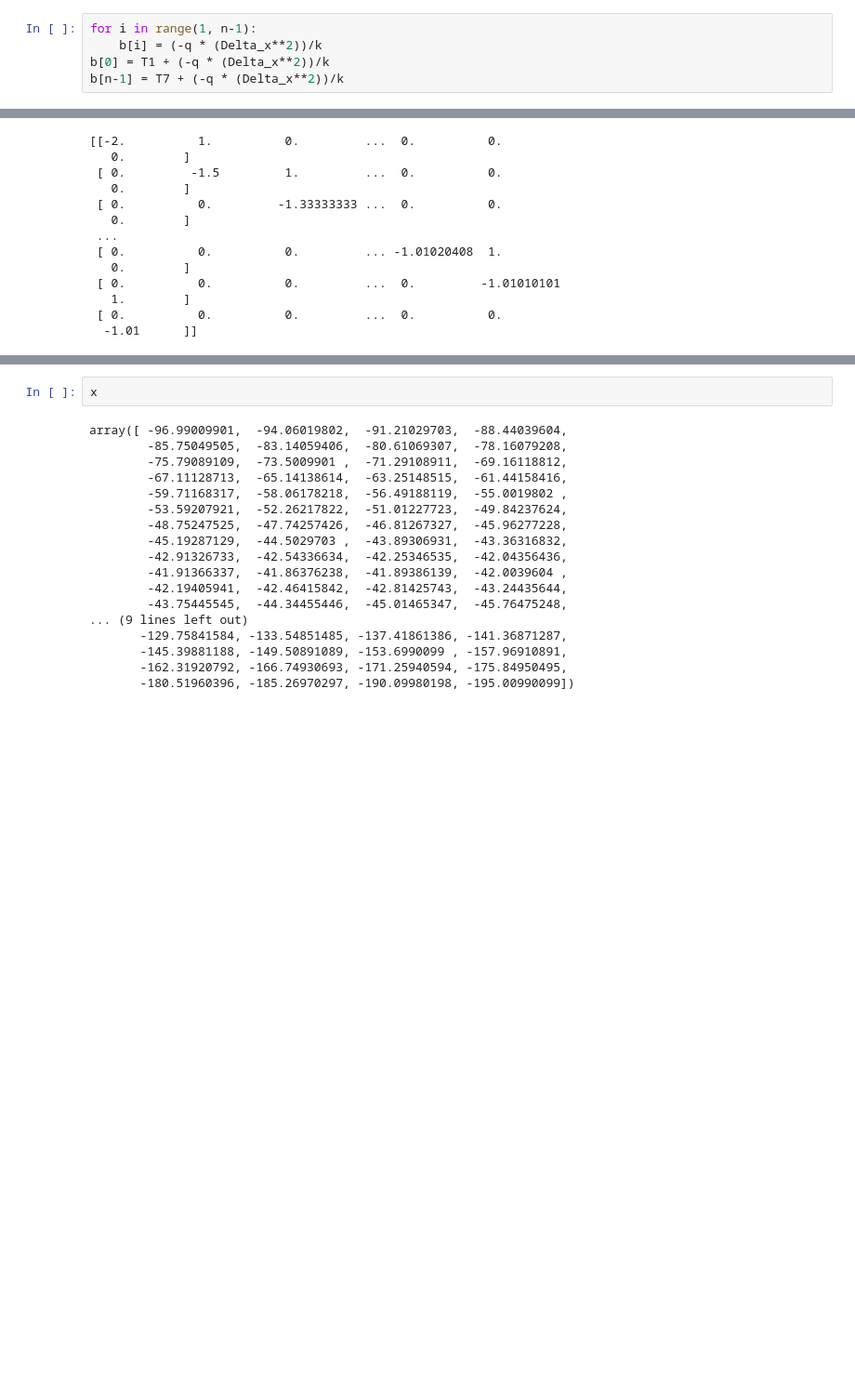
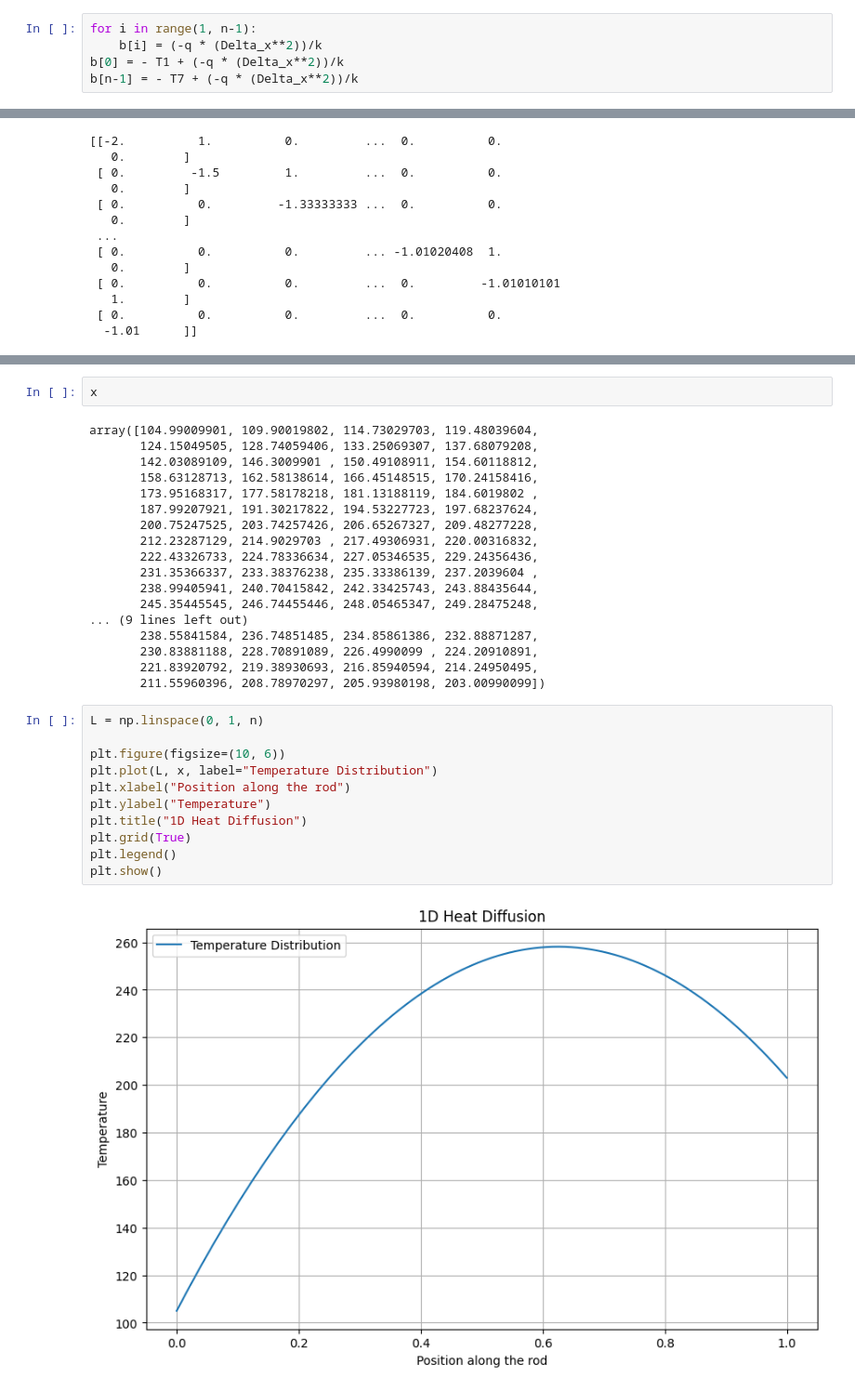
Before and after one commit to VardanMittal/Computational-Fluid-Dynamics, a Jupyter notebook: Tutorial/GaussElimination/main.ipynb, the cells around one changed output, grey strips where cells are left out. Shown: that part at 93% size. Saved outputs shown, nothing was run; the diff lists cells and outputs as text; blank space fills up the shorter version.

```diff
--- a/Tutorial/GaussElimination/main.ipynb
+++ b/Tutorial/GaussElimination/main.ipynb
@@ -17,8 +18,8 @@ A = np.zeros((n,n))
 # %%
 for i in range(1, n-1):
     b[i] = (-q * (Delta_x**2))/k
-b[0] = T1 + (-q * (Delta_x**2))/k
-b[n-1] = T7 + (-q * (Delta_x**2))/k
+b[0] = - T1 + (-q * (Delta_x**2))/k
+b[n-1] = - T7 + (-q * (Delta_x**2))/k
 # %%
 for i in range(n-1):
     A[i][i] = -2
@@ -67,20 +68,33 @@ array([ 9.99200000e+01,  4.98800000e+01,  3.31733333e+01,  2.48000000e+01,
 # %%
 x
 # %% [output]
-array([ -96.99009901,  -94.06019802,  -91.21029703,  -88.44039604,
-        -85.75049505,  -83.14059406,  -80.61069307,  -78.16079208,
-        -75.79089109,  -73.5009901 ,  -71.29108911,  -69.16118812,
-        -67.11128713,  -65.14138614,  -63.25148515,  -61.44158416,
-        -59.71168317,  -58.06178218,  -56.49188119,  -55.0019802 ,
-        -53.59207921,  -52.26217822,  -51.01227723,  -49.84237624,
-        -48.75247525,  -47.74257426,  -46.81267327,  -45.96277228,
-        -45.19287129,  -44.5029703 ,  -43.89306931,  -43.36316832,
-        -42.91326733,  -42.54336634,  -42.25346535,  -42.04356436,
-        -41.91366337,  -41.86376238,  -41.89386139,  -42.0039604 ,
-        -42.19405941,  -42.46415842,  -42.81425743,  -43.24435644,
-        -43.75445545,  -44.34455446,  -45.01465347,  -45.76475248,
+array([104.99009901, 109.90019802, 114.73029703, 119.48039604,
+       124.15049505, 128.74059406, 133.25069307, 137.68079208,
+       142.03089109, 146.3009901 , 150.49108911, 154.60118812,
+       158.63128713, 162.58138614, 166.45148515, 170.24158416,
+       173.95168317, 177.58178218, 181.13188119, 184.6019802 ,
+       187.99207921, 191.30217822, 194.53227723, 197.68237624,
+       200.75247525, 203.74257426, 206.65267327, 209.48277228,
+       212.23287129, 214.9029703 , 217.49306931, 220.00316832,
+       222.43326733, 224.78336634, 227.05346535, 229.24356436,
+       231.35366337, 233.38376238, 235.33386139, 237.2039604 ,
+       238.99405941, 240.70415842, 242.33425743, 243.88435644,
+       245.35445545, 246.74455446, 248.05465347, 249.28475248,
 ... (9 lines left out)
-       -129.75841584, -133.54851485, -137.41861386, -141.36871287,
-       -145.39881188, -149.50891089, -153.6990099 , -157.96910891,
-       -162.31920792, -166.74930693, -171.25940594, -175.84950495,
-       -180.51960396, -185.26970297, -190.09980198, -195.00990099])
+       238.55841584, 236.74851485, 234.85861386, 232.88871287,
+       230.83881188, 228.70891089, 226.4990099 , 224.20910891,
+       221.83920792, 219.38930693, 216.85940594, 214.24950495,
+       211.55960396, 208.78970297, 205.93980198, 203.00990099])
+# %%
+L = np.linspace(0, 1, n)
+
+plt.figure(figsize=(10, 6))
+plt.plot(L, x, label="Temperature Distribution")
+plt.xlabel("Position along the rod")
+plt.ylabel("Temperature")
+plt.title("1D Heat Diffusion")
+plt.grid(True)
+plt.legend()
+plt.show()
+# %% [output]
+[figure, added]
```
Also changed, not shown: parts of 2 cells of this notebook, 2 other files.
